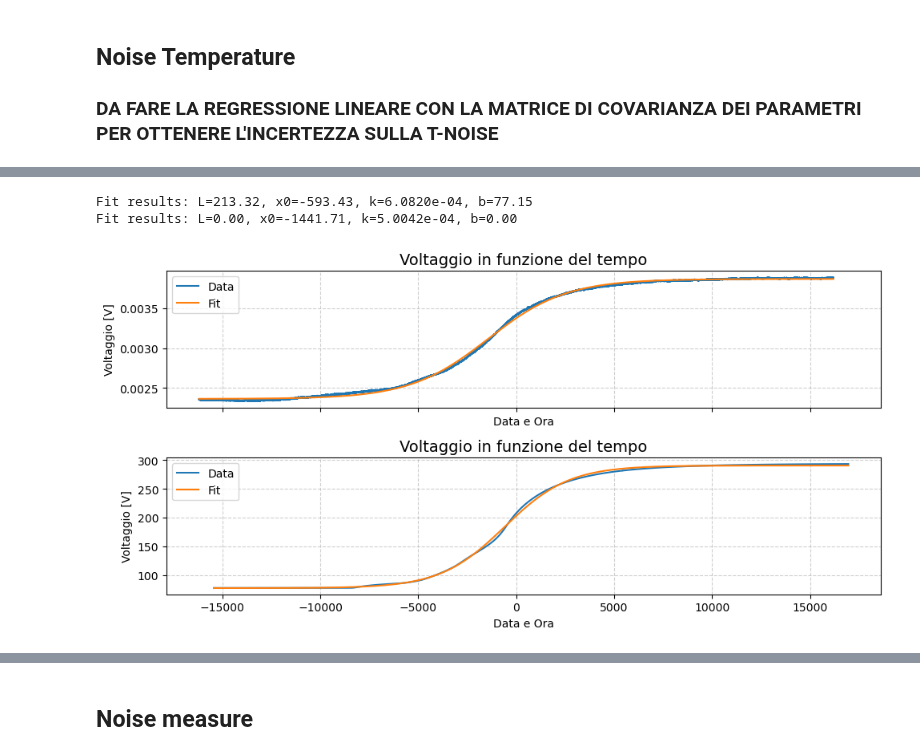
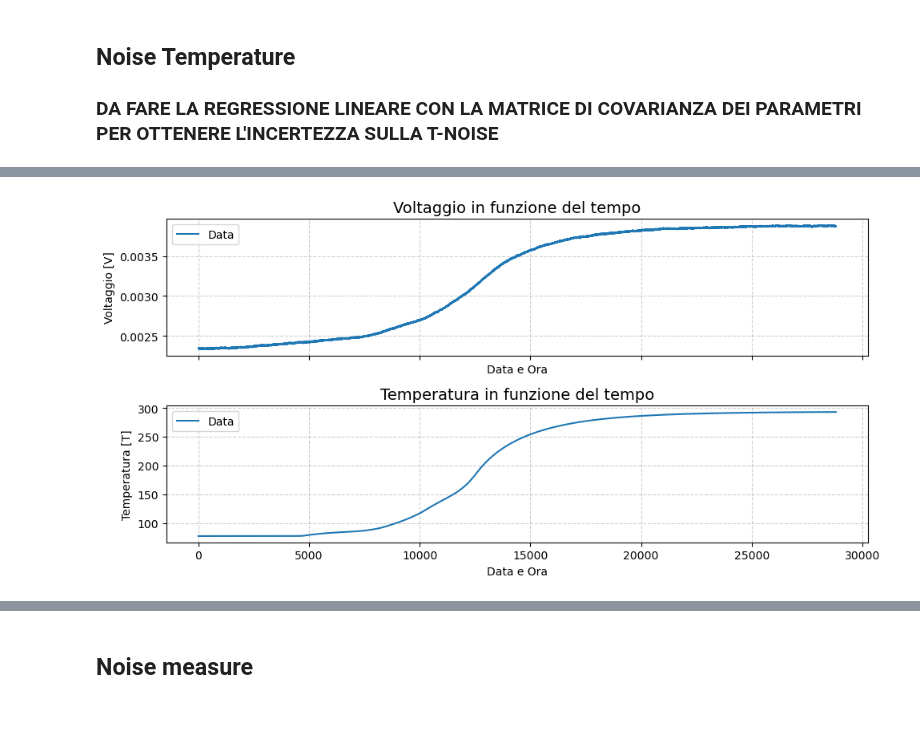
Before and after one commit to Doldz/DRM_RadioLab, a Jupyter notebook: dati_T_noise/calcolo_T_noise.ipynb, the cells around one changed output, grey strips where cells are left out. Cells and saved outputs as stored; diff of their text form; code cells hidden in the pictures; blank space fills up the shorter version.

```diff
--- a/dati_T_noise/calcolo_T_noise.ipynb
+++ b/dati_T_noise/calcolo_T_noise.ipynb
@@ -112,6 +115,25 @@ plt.show()
 
 ### DA FARE LA REGRESSIONE LINEARE CON LA MATRICE DI COVARIANZA DEI PARAMETRI PER OTTENERE L'INCERTEZZA SULLA T-NOISE
 # %%
-# mask to isolate
-mask_volts = (df_volts['date'] >= '2026-04-17 15:20:00') & (df_volts['date'] <= '2026-04-18 00:20:00')
-mask_temps = (df_temps['date'] >= '2026-04-17 15:20:00') & (df_temps['date'] <= '2026-04-18 00:20:00')
+start_date, end_date = '2026-04-17 16:00:00', '2026-04-18 00:00:00'
+
+volts_window = df_volts[df_volts['date'].between(start_date, end_date)].sort_values('unix_time')
+temps_window = df_temps[df_temps['date'].between(start_date, end_date)].sort_values('unix_time')
+
+# 2. Merge them based on the closest matching Unix timestamp
+# This automatically resizes the data to match the length of volts_window
+merged_df = pd.merge_asof(
+    volts_window[['unix_time', 'volts']],
+    temps_window[['unix_time', 'temp_1']],
+    on='unix_time',
+    direction='nearest'
+)
+
+# 3. Pull out your perfectly aligned, equal-length arrays
+temp_data_volts = merged_df['volts'].to_numpy()
+temp_data = merged_df['temp_1'].to_numpy()
+time = merged_df['unix_time']-merged_df['unix_time'][0]
+
+print(len(temp_data))        # Will match len(volts_window)
+print(len(temp_data_volts))  # Will match len(volts_window)
+print(merged_df)
@@ -118,62 +157,21 @@ mask_temps = (df_temps['date'] >= '2026-04-17 15:20:00') & (df_temps['date'] <=
-# %%
-#extraction of T_H e T_C to evaluate Y-factor
-def sigm(x, L ,x0, k, b):
-    return  L / (1 + np.exp(-k*(x-x0))) + b
-#fit on the temperature
-
-time_data = df_temps['unix_time'][mask_temps].values
-temp_data = df_temps['temp_1'][mask_temps].values
-
-time_shifted = time_data - np.median(time_data)
-
-
-p0 = [np.ptp(temp_data), 0, 1e-8, np.min(temp_data)]
-
-
-popt, pcov = curve_fit(sigm, time_shifted, temp_data, p0=p0)
-L_T, x0_T, k_T, b_T = popt
-print(f"Fit results: L={L_T:.2f}, x0={x0_T:.2f}, k={k_T:.4e}, b={b_T:.2f}")
-
-
-#fit on voltages
-
-time_data_volts = df_volts['unix_time'][mask_volts].values
-temp_data_volts = df_volts['volts'][mask_volts].values
-
-time_shifted_volts = time_data_volts - np.median(time_data_volts)
-
-
-p0 = [np.ptp(temp_data_volts), 0, 1e-8, np.min(temp_data_volts)]
-
-
-popt, pcov = curve_fit(sigm, time_shifted_volts, temp_data_volts, p0=p0)
-L_V, x0_V, k_V, b_V = popt
-print(f"Fit results: L={L_V:.2f}, x0={x0_V:.2f}, k={k_V:.4e}, b={b_V:.2f}")
-# %% [output]
-Fit results: L=213.32, x0=-593.43, k=6.0820e-04, b=77.15
-Fit results: L=0.00, x0=-1441.71, k=5.0042e-04, b=0.00
 # %%
-fig,(ax1,ax2) = plt.subplots(2,1, sharex= True, figsize=(10,5))
+fig,(ax1,ax2) = plt.subplots(2,1,sharex=True, figsize=(10,5))
 
-ax1.plot(time_shifted_volts,temp_data_volts,label="Data")
-ax1.plot(time_shifted_volts,sigm(time_shifted_volts,L_V, x0_V, k_V, b_V),label="Fit")
-
+ax1.plot(time,temp_data_volts,label="Data")
 ax1.set_title('Voltaggio in funzione del tempo', fontsize=14)
 ax1.set_xlabel('Data e Ora')
 ax1.set_ylabel('Voltaggio [V]')
 ax1.grid(True, linestyle='--', alpha=0.6)
 ax1.legend()
 
-#probe 1 is under the feedhorn in the liquid nitrogenum
-ax2.plot(time_shifted, df_temps['temp_1'][mask_temps],label="Data")
-ax2.plot(time_shifted, sigm(time_shifted,L_T,x0_T, k_T, b_T),label="Fit")
-
-ax2.set_title('Voltaggio in funzione del tempo', fontsize=14)
+#probe 1 is under the feedhorn in the liquid nitrogen
+ax2.plot(time,temp_data ,label="Data")
+ax2.set_title('Temperatura in funzione del tempo', fontsize=14)
 ax2.set_xlabel('Data e Ora')
-ax2.set_ylabel('Voltaggio [V]')
+ax2.set_ylabel('Temperatura [T]')
 ax2.grid(True, linestyle='--', alpha=0.6)
 ax2.legend()
 
 fig.tight_layout()
 # %% [output]
-[figure, old version]
+[figure, new version]
```
Also changed, not shown: parts of 15 cells of this notebook, 3 other files.
